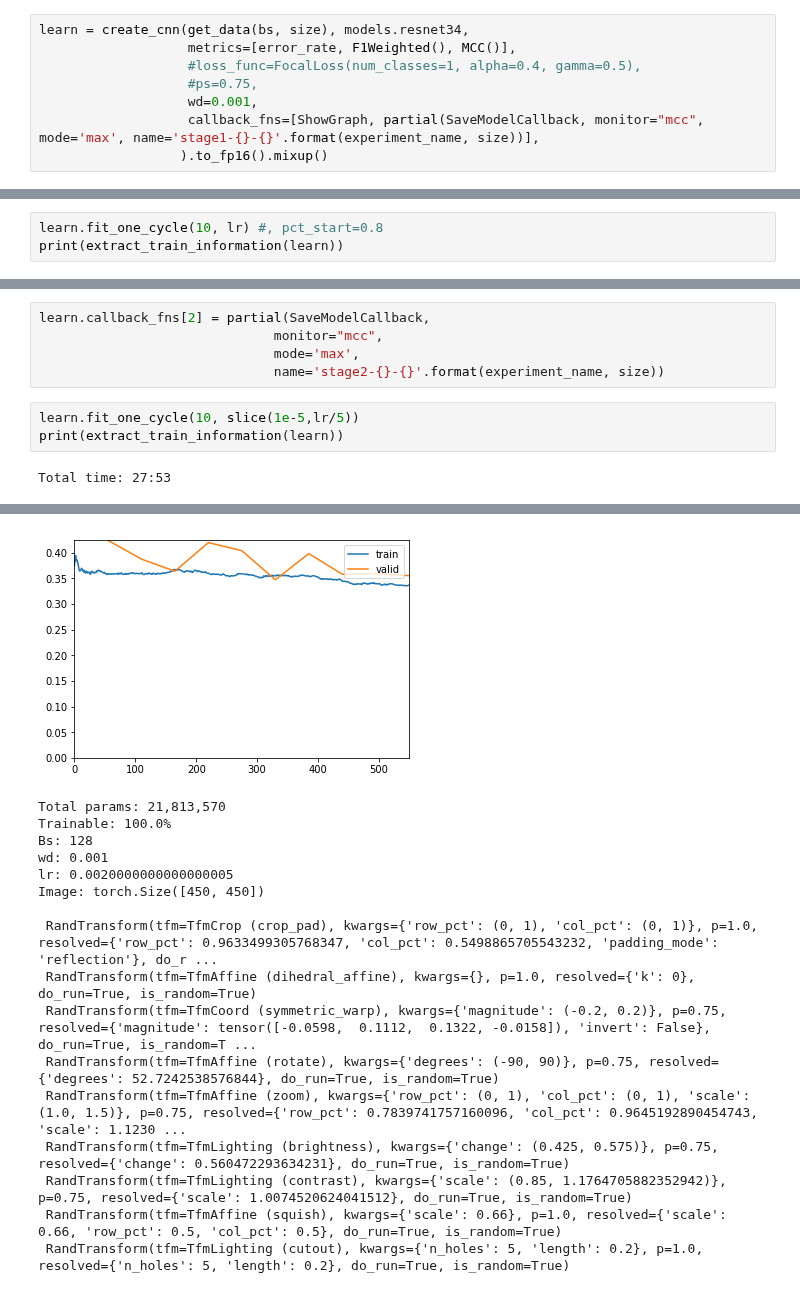
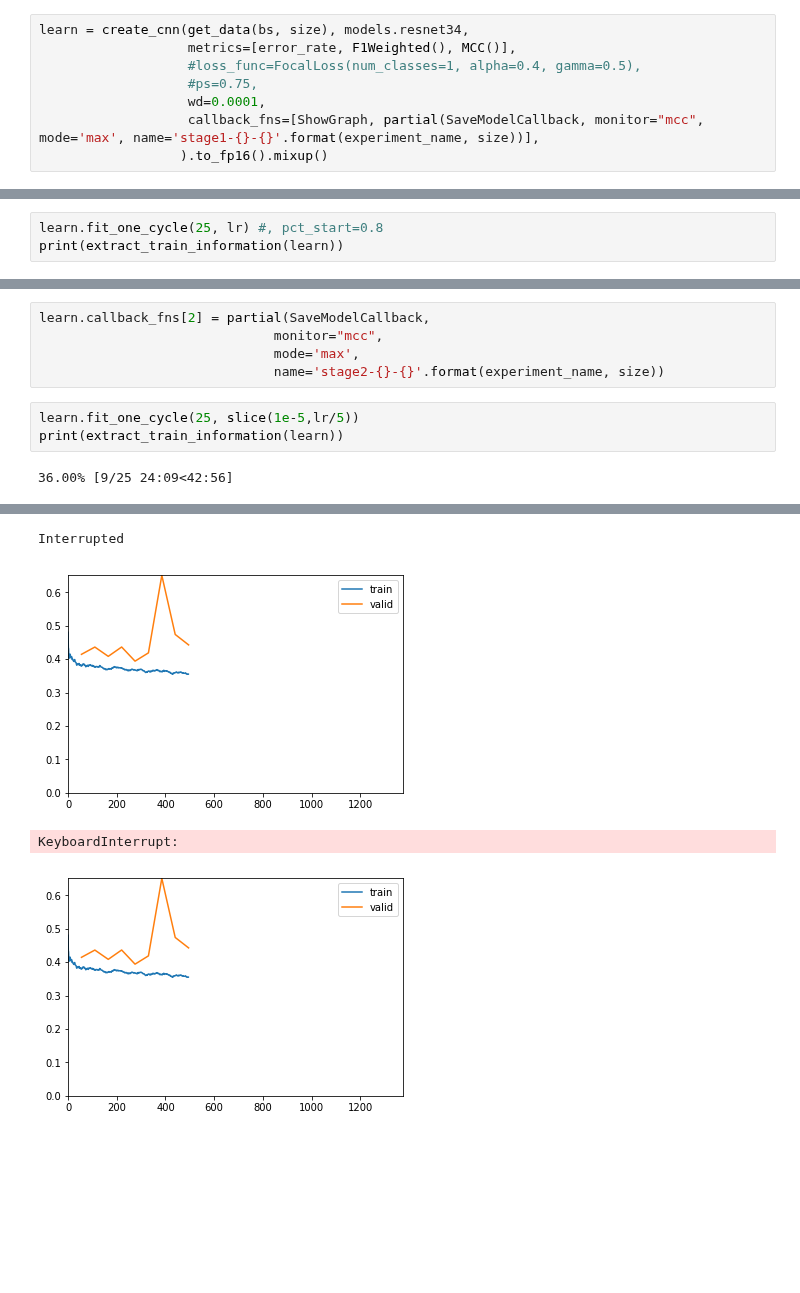
Before and after one commit to ChristianMarzahl/ISBI2019_WhiteBloodCancer, a Jupyter notebook: baseline-Rn34.ipynb, the cells around one changed output, grey strips where cells are left out. Cells and saved outputs as stored; diff of their text form; blank space fills up the shorter version.

```diff
--- a/baseline-Rn34.ipynb
+++ b/baseline-Rn34.ipynb
@@ -176,7 +176,7 @@ learn = create_cnn(get_data(bs, size), models.resnet34,
                    metrics=[error_rate, F1Weighted(), MCC()],
                    #loss_func=FocalLoss(num_classes=1, alpha=0.4, gamma=0.5),
                    #ps=0.75,
-                   wd=0.001,
+                   wd=0.0001,
                    callback_fns=[ShowGraph, partial(SaveModelCallback, monitor="mcc", mode='max', name='stage1-{}-{}'.format(experiment_name, size))],
                   ).to_fp16().mixup()
 # %%
@@ -192,6 +192,6 @@ learn.callback_fns
 # %%
 lr = 1e-2
 # %%
-learn.fit_one_cycle(10, lr) #, pct_start=0.8
+learn.fit_one_cycle(25, lr) #, pct_start=0.8
 print(extract_train_information(learn))
 # %% [output]
@@ -239,8 +244,8 @@ learn.callback_fns[2] = partial(SaveModelCallback,
                               mode='max',
                               name='stage2-{}-{}'.format(experiment_name, size))
 # %%
-learn.fit_one_cycle(10, slice(1e-5,lr/5))
+learn.fit_one_cycle(25, slice(1e-5,lr/5))
 print(extract_train_information(learn))
 # %% [output]
-Total time: 27:53
+36.00% [9/25 24:09<42:56]
 | epoch | train_loss | valid_loss | error_rate | f1_weighted | mcc |
@@ -257,17 +261,4 @@ Total time: 27:53
+Interrupted
-[figure, old version]
+[figure, new version]
-Total params: 21,813,570
-Trainable: 100.0%
-Bs: 128
-wd: 0.001
-lr: 0.0020000000000000005
-Image: torch.Size([450, 450])
-
- RandTransform(tfm=TfmCrop (crop_pad), kwargs={'row_pct': (0, 1), 'col_pct': (0, 1)}, p=1.0, resolved={'row_pct': 0.9633499305768347, 'col_pct': 0.5498865705543232, 'padding_mode': 'reflection'}, do_r ...
- RandTransform(tfm=TfmAffine (dihedral_affine), kwargs={}, p=1.0, resolved={'k': 0}, do_run=True, is_random=True)
- RandTransform(tfm=TfmCoord (symmetric_warp), kwargs={'magnitude': (-0.2, 0.2)}, p=0.75, resolved={'magnitude': tensor([-0.0598,  0.1112,  0.1322, -0.0158]), 'invert': False}, do_run=True, is_random=T ...
- RandTransform(tfm=TfmAffine (rotate), kwargs={'degrees': (-90, 90)}, p=0.75, resolved={'degrees': 52.7242538576844}, do_run=True, is_random=True)
- RandTransform(tfm=TfmAffine (zoom), kwargs={'row_pct': (0, 1), 'col_pct': (0, 1), 'scale': (1.0, 1.5)}, p=0.75, resolved={'row_pct': 0.7839741757160096, 'col_pct': 0.9645192890454743, 'scale': 1.1230 ...
- RandTransform(tfm=TfmLighting (brightness), kwargs={'change': (0.425, 0.575)}, p=0.75, resolved={'change': 0.560472293634231}, do_run=True, is_random=True)
- RandTransform(tfm=TfmLighting (contrast), kwargs={'scale': (0.85, 1.1764705882352942)}, p=0.75, resolved={'scale': 1.0074520624041512}, do_run=True, is_random=True)
- RandTransform(tfm=TfmAffine (squish), kwargs={'scale': 0.66}, p=1.0, resolved={'scale': 0.66, 'row_pct': 0.5, 'col_pct': 0.5}, do_run=True, is_random=True)
- RandTransform(tfm=TfmLighting (cutout), kwargs={'n_holes': 5, 'length': 0.2}, p=1.0, resolved={'n_holes': 5, 'length': 0.2}, do_run=True, is_random=True)
+KeyboardInterrupt:
+[figure, added]
```
Also changed, not shown: parts of 3 cells of this notebook, 4 other files.
